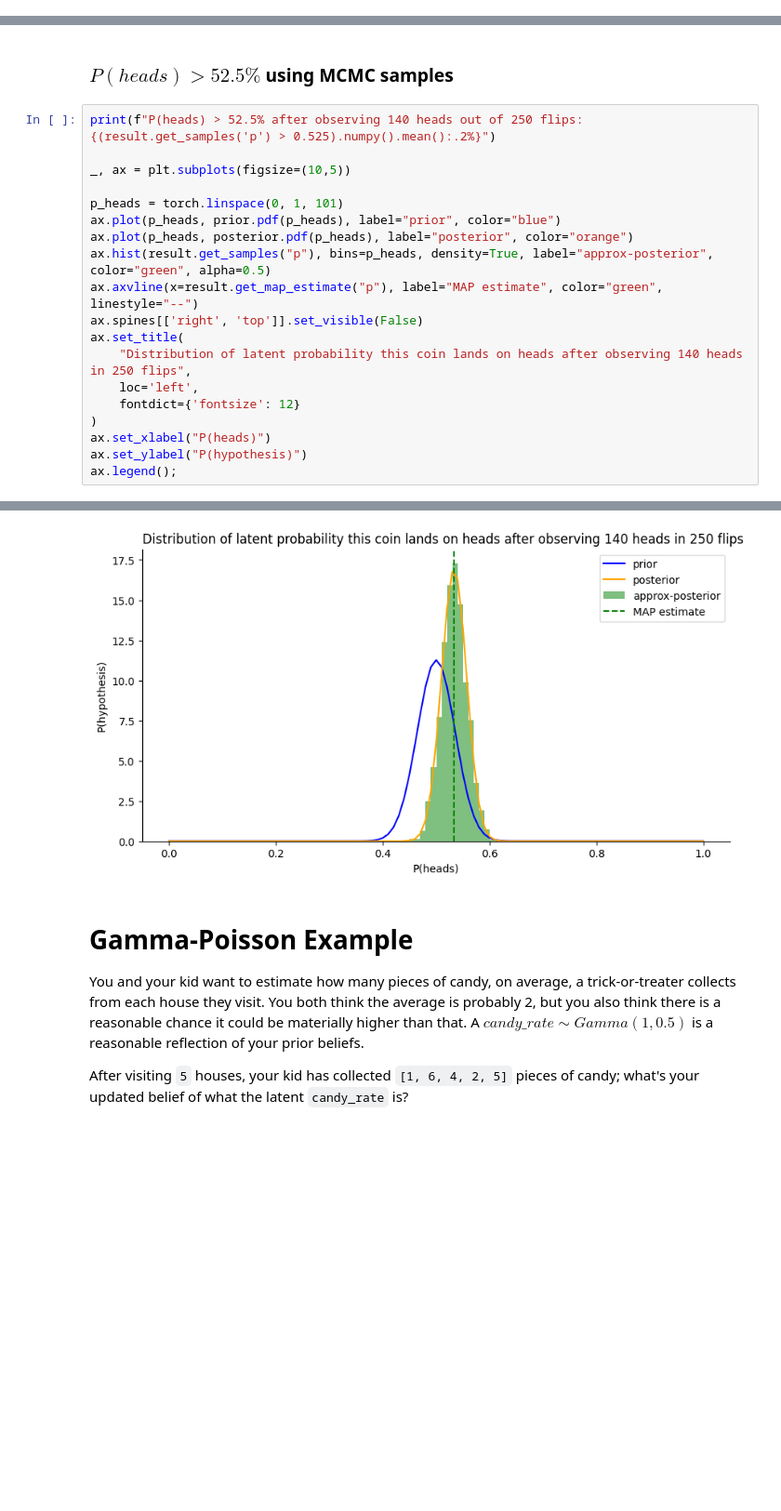
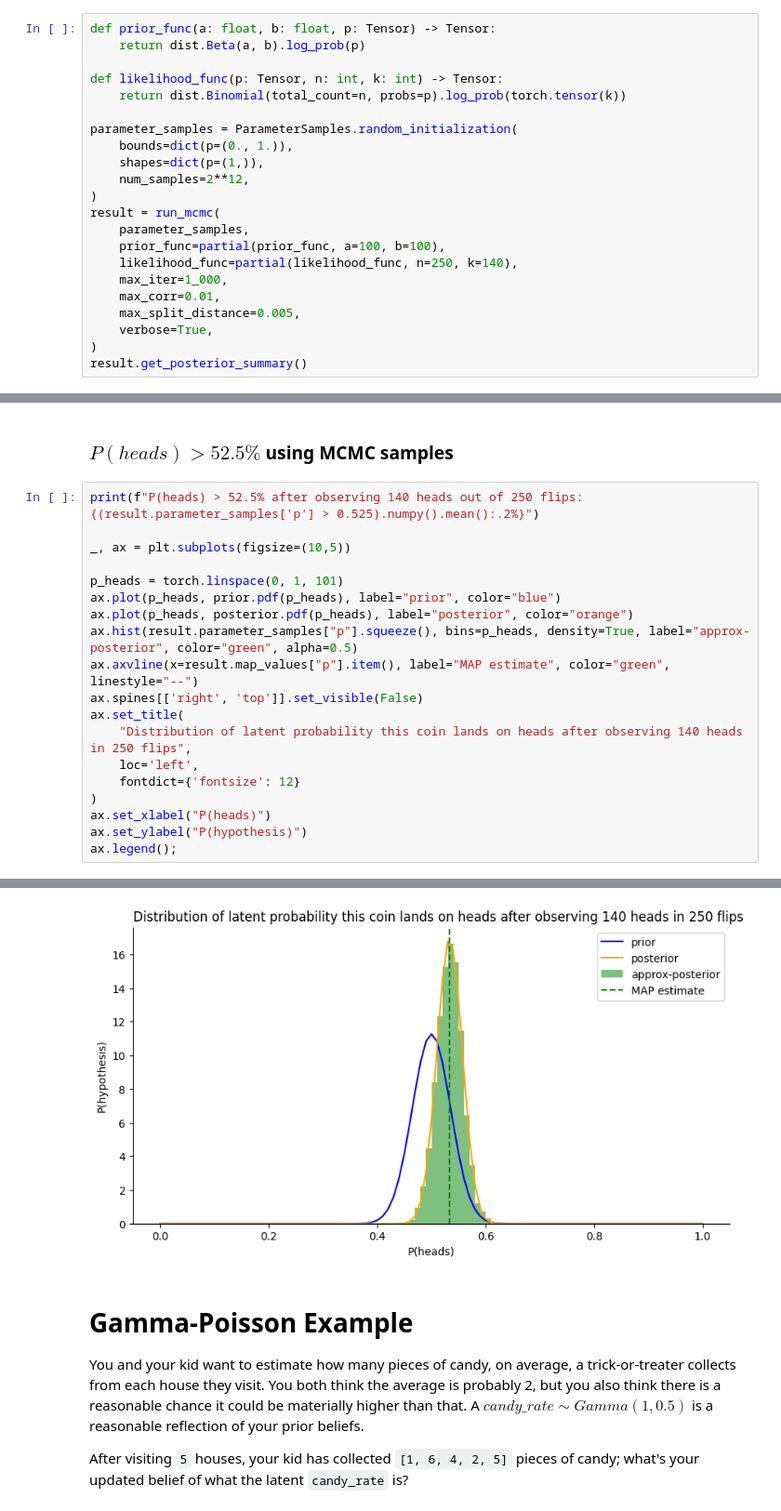
Before and after one commit to libertininick/bayesian-stats, a Jupyter notebook: notebooks/mcmc.ipynb, the cells around one changed output, grey strips where cells are left out. Shown at 93% size. Cells and saved outputs as stored; diff of their text form; blank space fills up the shorter version.

Commit message:
Refactor to use ParameterSamples

```diff
--- a/notebooks/mcmc.ipynb
+++ b/notebooks/mcmc.ipynb
@@ -70,0 +49,22 @@ result.get_posterior_summary()
+# %%
+def prior_func(a: float, b: float, p: Tensor) -> Tensor:
+    return dist.Beta(a, b).log_prob(p)
+
+def likelihood_func(p: Tensor, n: int, k: int) -> Tensor:
+    return dist.Binomial(total_count=n, probs=p).log_prob(torch.tensor(k))
+
+parameter_samples = ParameterSamples.random_initialization(
+    bounds=dict(p=(0., 1.)),
+    shapes=dict(p=(1,)),
+    num_samples=2**12,
+)
+result = run_mcmc(
+    parameter_samples,
+    prior_func=partial(prior_func, a=100, b=100),
+    likelihood_func=partial(likelihood_func, n=250, k=140),
+    max_iter=1_000,
+    max_corr=0.01,
+    max_split_distance=0.005,
+    verbose=True,
+)
+result.get_posterior_summary()
@@ -119,15 +99,15 @@ ax.spines[['right', 'top']].set_visible(False);
 # %% [markdown]
 ### $P(heads) > 52.5\%$ using MCMC samples
 # %%
-print(f"P(heads) > 52.5% after observing 140 heads out of 250 flips: {(result.get_samples('p') > 0.525).numpy().mean():.2%}")
+print(f"P(heads) > 52.5% after observing 140 heads out of 250 flips: {(result.parameter_samples['p'] > 0.525).numpy().mean():.2%}")
 
 _, ax = plt.subplots(figsize=(10,5))
 
 p_heads = torch.linspace(0, 1, 101)
 ax.plot(p_heads, prior.pdf(p_heads), label="prior", color="blue")
 ax.plot(p_heads, posterior.pdf(p_heads), label="posterior", color="orange")
-ax.hist(result.get_samples("p"), bins=p_heads, density=True, label="approx-posterior", color="green", alpha=0.5)
-ax.axvline(x=result.get_map_estimate("p"), label="MAP estimate", color="green", linestyle="--")
+ax.hist(result.parameter_samples["p"].squeeze(), bins=p_heads, density=True, label="approx-posterior", color="green", alpha=0.5)
+ax.axvline(x=result.map_values["p"].item(), label="MAP estimate", color="green", linestyle="--")
 ax.spines[['right', 'top']].set_visible(False)
 ax.set_title(
     "Distribution of latent probability this coin lands on heads after observing 140 heads in 250 flips",
@@ -142,4 +122,4 @@ P(heads) > 52.5% after observing 140 heads out of 250 flips: 64.75%
-[figure, old version]
+[figure, new version]
 # %% [markdown]
 # Gamma-Poisson Example
 
```
Also changed, not shown: parts of 18 cells of this notebook, 1 other file.
